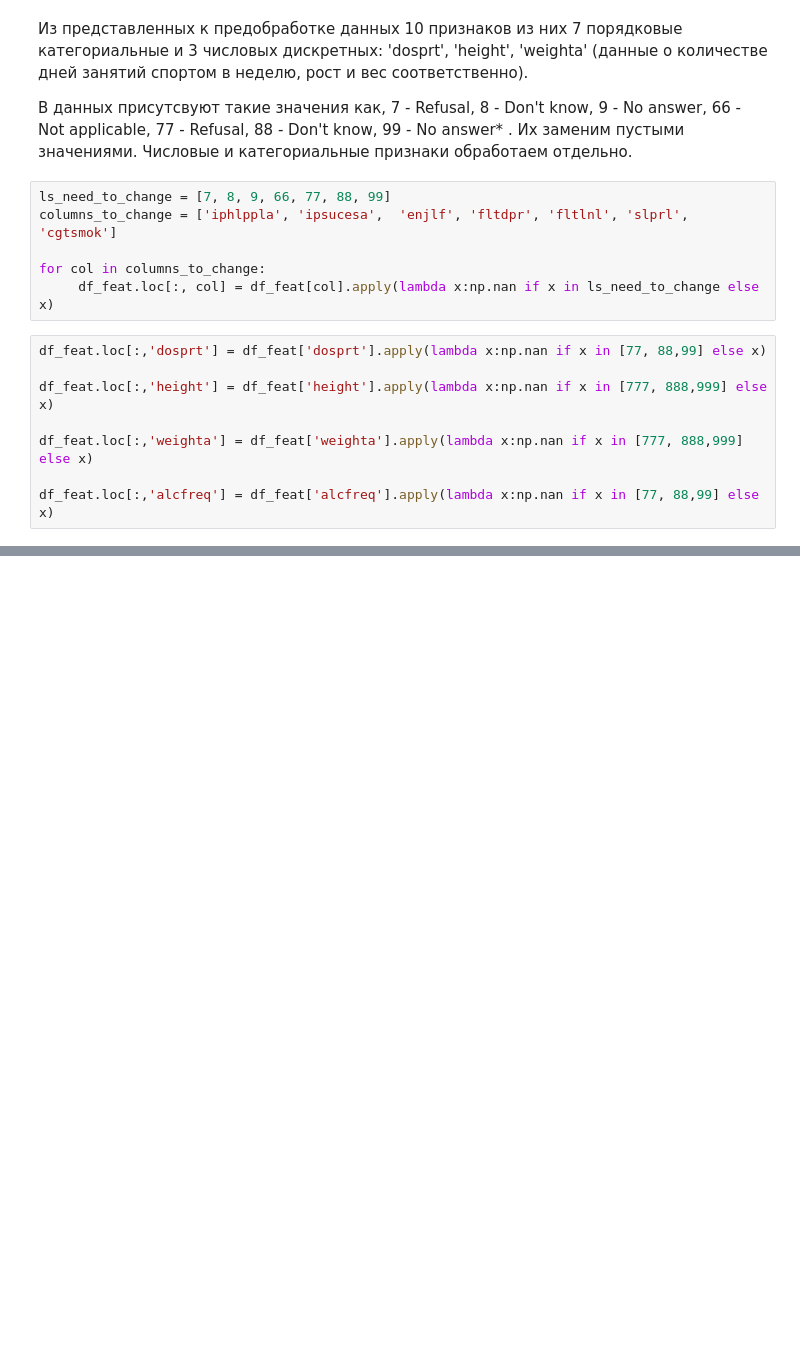
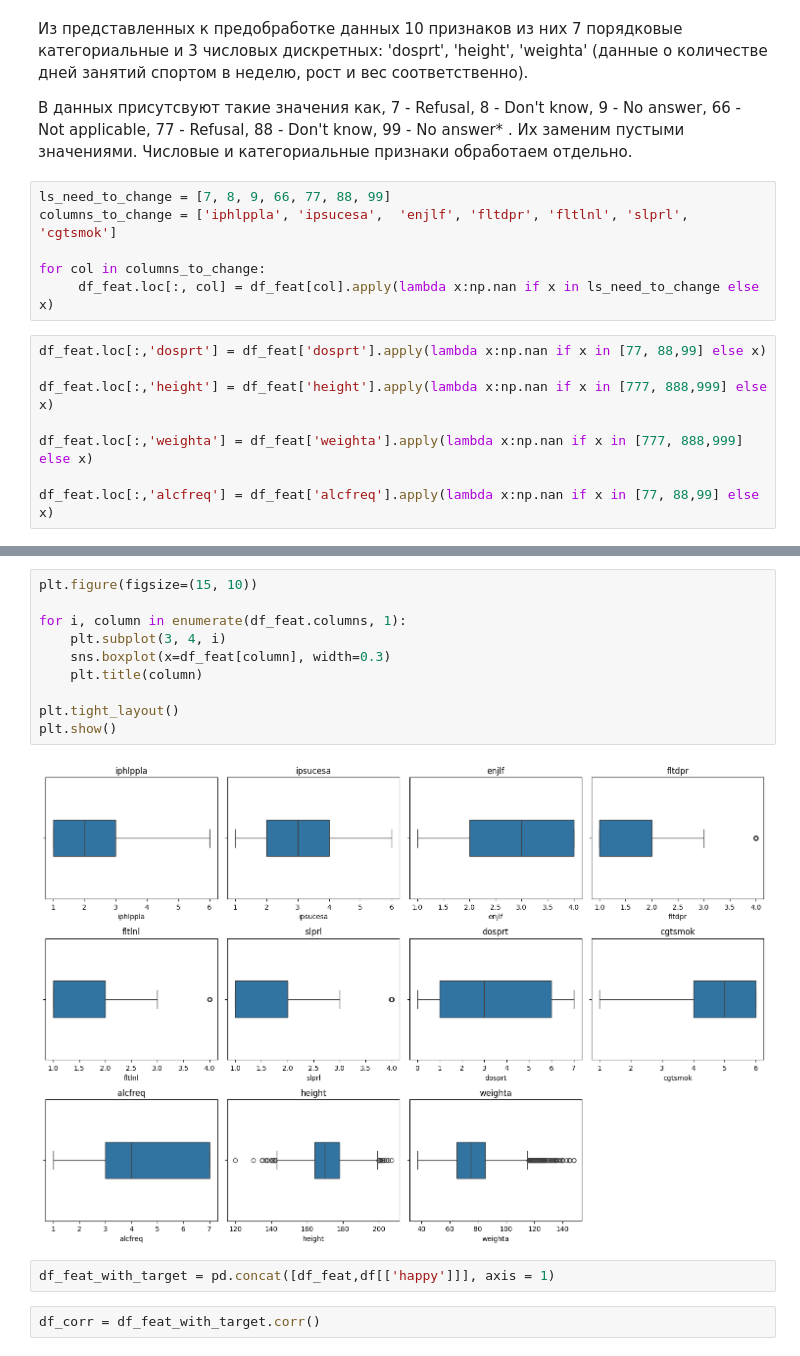
Before and after one commit to AnnaNebuko/ABD-PRJ-25-2team-HAPPINESS, a Jupyter notebook: project.ipynb, the cells around one changed output, grey strips where cells are left out. Cells and saved outputs as stored; diff of their text form; blank space fills up the shorter version.

```diff
--- a/project.ipynb
+++ b/project.ipynb
@@ -98,0 +121,16 @@ for col in columns_to_change:
+# %%
+plt.figure(figsize=(15, 10))
+
+for i, column in enumerate(df_feat.columns, 1):
+    plt.subplot(3, 4, i)
+    sns.boxplot(x=df_feat[column], width=0.3)
+    plt.title(column)
+
+plt.tight_layout()
+plt.show()
+# %% [output]
+[figure, added]
+# %%
+df_feat_with_target = pd.concat([df_feat,df[['happy']]], axis = 1)
+# %%
+df_corr = df_feat_with_target.corr()
```
Also changed, not shown: parts of 8 cells of this notebook.
